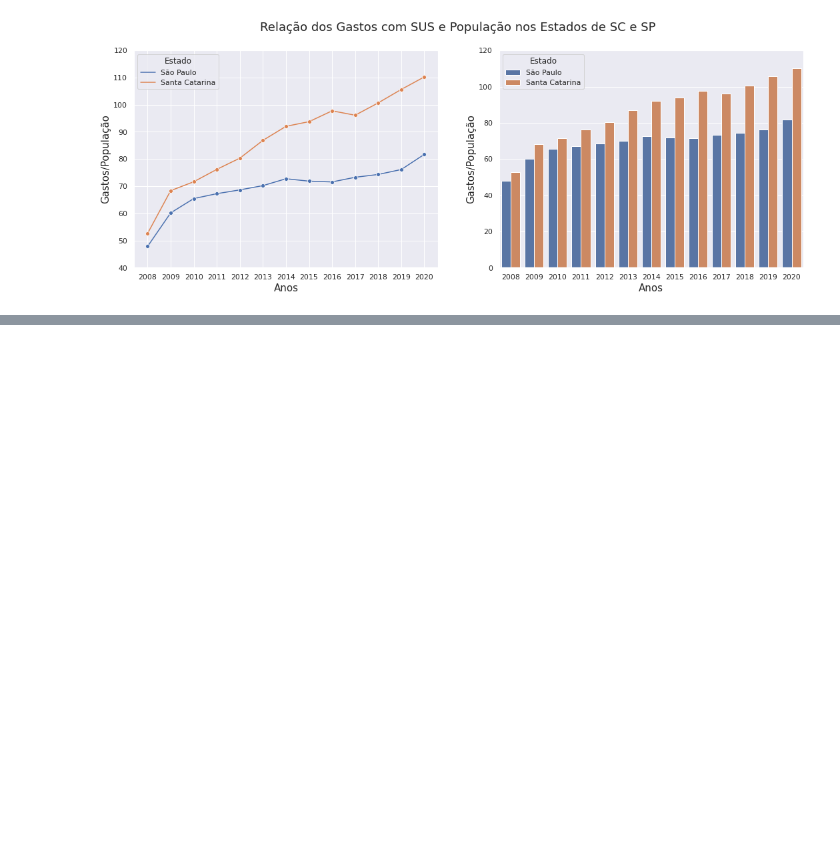
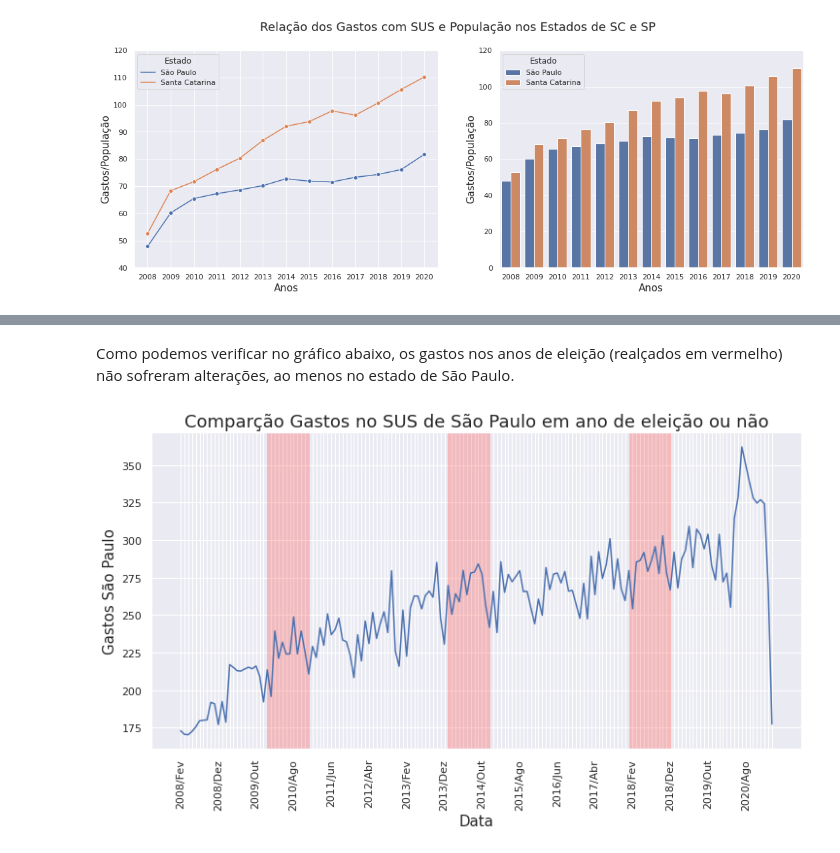
Before and after one commit to gustavolq/Bootcamp-DataScience-Alura, a Jupyter notebook: Modulo_01/Aulas/Analisando_Dados_Saude.ipynb, the cells around one changed output, grey strips where cells are left out. Saved outputs shown, nothing was run; the diff lists cells and outputs as text; code cells hidden in the pictures; blank space fills up the shorter version.

```diff
--- a/Modulo_01/Aulas/Analisando_Dados_Saude.ipynb
+++ b/Modulo_01/Aulas/Analisando_Dados_Saude.ipynb
@@ -756,0 +761,12 @@ plt.show()
+# %%
+anos_eleicoes = [2010,2014,2018]
+dataset_t = ordenado_por_total_sem_regiao.T
+
+columns_eleicoes = list(dataset_t.index[dataset_t.index.str.contains('2010|2014|2018', regex = True)])
+columns_eleicoes[0] in dataset_t.index
+
+
+dataset_t['Eleicao'] = ['Yes' if x in columns_eleicoes else 'No' for x in dataset_t.index]
+dataset_t.reset_index(inplace = True)
+dataset_t.rename(columns= {'index':'Data'}, inplace = True)
+dataset_t.head()
@@ -756,0 +780,24 @@ plt.show()
+# %% [markdown]
+Como podemos verificar no gráfico abaixo, os gastos nos anos de eleição (realçados em vermelho) não sofreram alterações, ao menos no estado de São Paulo.
+# %%
+fig, ax = plt.subplots(1, figsize = (12,6))
+sns.lineplot(data = dataset_t, x = 'Data', y = '35 São Paulo')
+#sns.lineplot(data = dataset_t.query('Eleicao == "No"'), x = 'Data', y = '35 São Paulo'
+
+plt.xticks(rotation = 90)
+
+every_nth = 10
+for n, label in enumerate(ax.xaxis.get_ticklabels()):
+    if n % every_nth != 0:
+      label.set_visible(False)
+
+for month in range(23, 120, 48):
+    plt.axvspan(month, month+11, color='red', alpha=0.2)
+
+ax.set_title("Comparção Gastos no SUS de São Paulo em ano de eleição ou não", fontsize = 18)
+ax.set_xlabel("Data", fontsize = 15)
+ax.set_ylabel("Gastos São Paulo", fontsize = 15)
+
+plt.show()
+# %% [output]
+[figure, added]
```
Also changed, not shown: parts of 2 cells of this notebook.
